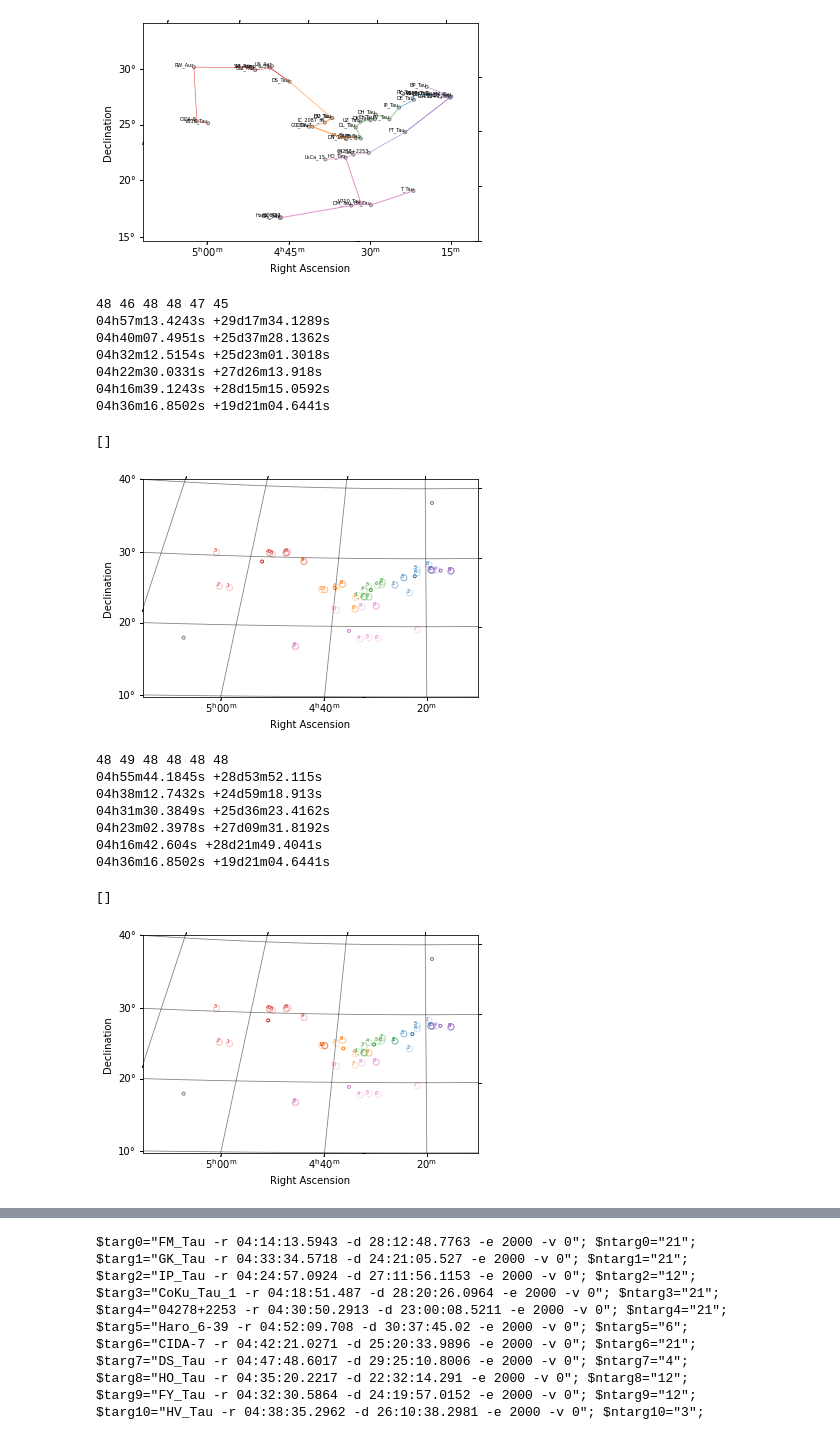
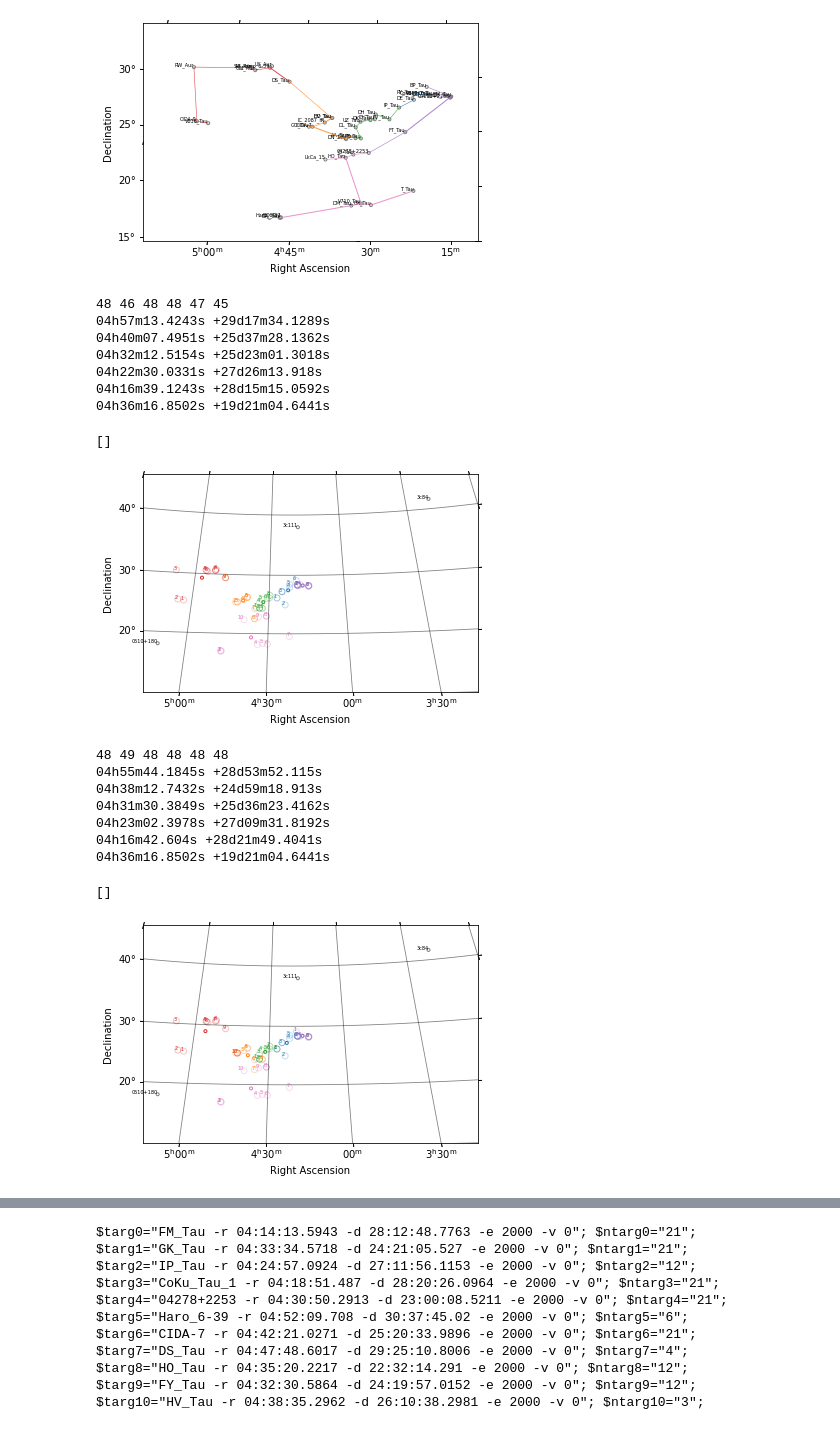
Before and after one commit to cfp106022130/Taurus_Auriga, a Jupyter notebook: Coordinate.ipynb, the cells around one changed output, grey strips where cells are left out. Drawn from its saved outputs; the diff is of its cells as text; code cells hidden in the pictures.

```diff
--- a/Coordinate.ipynb
+++ b/Coordinate.ipynb
@@ -718,8 +718,8 @@ for i in range(6):
 fig = plt.figure()
 ax = fig.add_subplot(1, 1, 1, projection=wcs)
 
-cl = SkyCoord('04h10m00s', '10d00m00s', frame='icrs')
-cr = SkyCoord('05h30m00s', '40d00m00s', frame='icrs')
+cl = SkyCoord('03h18m00s', '10d00m00s', frame='icrs')
+cr = SkyCoord('05h30m00s', '45d00m00s', frame='icrs')
 clx = float(wcs.all_world2pix(cl.ra.deg, cl.dec.deg, 0)[0])
 cly = float(wcs.all_world2pix(cl.ra.deg, cl.dec.deg, 0)[1])
 crx = float(wcs.all_world2pix(cr.ra.deg, cr.dec.deg, 0)[0])
@@ -739,37 +739,42 @@ for i in range(6):
         ax.scatter(x[p[i][j]], y[p[i][j]], marker = 'o', edgecolor = c[i], facecolor='none', alpha=round(math.sqrt(float(s[i][j])/48), 2))
         ax.annotate(j+1, xy = (x[p[i][j]], y[p[i][j]]), xytext = (0, 0), textcoords = 'offset points', ha='right', va='bottom', size = 5, color = c[i])
         a = a + RA[p[i][j]]
         b = b + Dec[p[i][j]]
     coor = SkyCoord(a/len(p[i]), b/len(p[i]), frame='icrs', unit='deg')
     print(coor.to_string('hmsdms'))
 #    al = wcs.all_world2pix(a/len(p[i]), b/len(p[i]), 0)[0]
 #    bl = wcs.all_world2pix(a/len(p[i]), b/len(p[i]), 0)[1]
     ax.scatter(a/len(p[i]), b/len(p[i]), transform=ax.get_transform('icrs'),  marker = '.', edgecolor = c[i], facecolor='none')
 #    ax.annotate(i+1, xy = (a/len(p[i]), b/len(p[i])), xytext = (0, 0), textcoords = 'offset points', ha='right', va='bottom',
 #                size = 5, color = c[i])
 
-cal1 = SkyCoord('05h10m02.369s', '18d00m41.58s', frame='icrs')
+cal0 = SkyCoord('05h10m02.369s', '18d00m41.58s', frame='icrs')
+ax.scatter(cal0.ra.deg, cal0.dec.deg, transform=ax.get_transform('icrs'),  marker = '.', edgecolor = 'gray', facecolor='none')
+ax.annotate('0510+180', xy = (wcs.all_world2pix(cal0.ra.deg, cal0.dec.deg, 0)[0], wcs.all_world2pix(cal0.ra.deg, cal0.dec.deg, 0)[1]), xytext = (0, 0), textcoords = 'offset points', ha='right', va='bottom', size = 5)
+cal1 = SkyCoord('04h18m21.277s', '38d01m35.80s', frame='icrs')
 ax.scatter(cal1.ra.deg, cal1.dec.deg, transform=ax.get_transform('icrs'),  marker = '.', edgecolor = 'gray', facecolor='none')
-cal2 = SkyCoord('04h18m21.277s', '38d01m35.80s', frame='icrs')
-ax.scatter(cal2.ra.deg, cal2.dec.deg, transform=ax.get_transform('icrs'),  marker = '.', edgecolor = 'gray', facecolor='none')
+ax.annotate('3c111', xy = (wcs.all_world2pix(cal1.ra.deg, cal1.dec.deg, 0)[0], wcs.all_world2pix(cal1.ra.deg, cal1.dec.deg, 0)[1]), xytext = (0, 0), textcoords = 'offset points', ha='right', va='bottom', size = 5)
+cal = SkyCoord('03h19m48.160s', '41d30m42.10s', frame='icrs')
+ax.scatter(cal.ra.deg, cal.dec.deg, transform=ax.get_transform('icrs'),  marker = '.', edgecolor = 'gray', facecolor='none')
+ax.annotate('3c84', xy = (wcs.all_world2pix(cal.ra.deg, cal.dec.deg, 0)[0], wcs.all_world2pix(cal.ra.deg, cal.dec.deg, 0)[1]), xytext = (0, 0), textcoords = 'offset points', ha='right', va='bottom', size = 5)
 
 
 ax.invert_xaxis()
 ax.coords.grid(True, color='black',ls='solid',alpha=0.5)
 ax.coords[0].set_axislabel('Right Ascension')
 ax.coords[1].set_axislabel('Declination')
 plt.savefig(name+'_17_400.png', dpi=1000)
 plt.plot()
 # %% [output]
 48 46 48 48 47 45
 04h57m13.4243s +29d17m34.1289s
 04h40m07.4951s +25d37m28.1362s
 04h32m12.5154s +25d23m01.3018s
 04h22m30.0331s +27d26m13.918s
 04h16m39.1243s +28d15m15.0592s
 04h36m16.8502s +19d21m04.6441s
 []
-[figure, old version]
+[figure, new version]
 # %%
 a1 = ['V836_Tau', 'CIDA-9', 'RW_Aur', 'SU_Aur', 'AB_Aur', 'GM_Aur', 'Haro_6-39', 'UY_Aur', 'DS_Tau', 'CIDA-7']
 s1 = [3, 4, 3, 4, 3, 3, 6, 4, 4, 14]
@@ -800,8 +805,8 @@ for i in range(6):
 fig = plt.figure()
 ax = fig.add_subplot(1, 1, 1, projection=wcs)
 
-cl = SkyCoord('04h10m00s', '10d00m00s', frame='icrs')
-cr = SkyCoord('05h30m00s', '40d00m00s', frame='icrs')
+cl = SkyCoord('03h18m00s', '10d00m00s', frame='icrs')
+cr = SkyCoord('05h30m00s', '45d00m00s', frame='icrs')
 clx = float(wcs.all_world2pix(cl.ra.deg, cl.dec.deg, 0)[0])
 cly = float(wcs.all_world2pix(cl.ra.deg, cl.dec.deg, 0)[1])
 crx = float(wcs.all_world2pix(cr.ra.deg, cr.dec.deg, 0)[0])
@@ -830,10 +835,16 @@ for i in range(6):
     ax.scatter(a/len(p[i]), b/len(p[i]), transform=ax.get_transform('icrs'),  marker = '.', edgecolor = c[i], facecolor='none')
 #    ax.annotate(i+1, xy = (a/len(p[i]), b/len(p[i])), xytext = (0, 0), textcoords = 'offset points', ha='right', va='bottom',
 #                size = 5, color = c[i])
-cal1 = SkyCoord('05h10m02.369s', '18d00m41.58s', frame='icrs')
+cal0 = SkyCoord('05h10m02.369s', '18d00m41.58s', frame='icrs')
+ax.scatter(cal0.ra.deg, cal0.dec.deg, transform=ax.get_transform('icrs'),  marker = '.', edgecolor = 'gray', facecolor='none')
+ax.annotate('0510+180', xy = (wcs.all_world2pix(cal0.ra.deg, cal0.dec.deg, 0)[0], wcs.all_world2pix(cal0.ra.deg, cal0.dec.deg, 0)[1]), xytext = (0, 0), textcoords = 'offset points', ha='right', va='bottom', size = 5)
+cal1 = SkyCoord('04h18m21.277s', '38d01m35.80s', frame='icrs')
 ax.scatter(cal1.ra.deg, cal1.dec.deg, transform=ax.get_transform('icrs'),  marker = '.', edgecolor = 'gray', facecolor='none')
-cal2 = SkyCoord('04h18m21.277s', '38d01m35.80s', frame='icrs')
-ax.scatter(cal2.ra.deg, cal2.dec.deg, transform=ax.get_transform('icrs'),  marker = '.', edgecolor = 'gray', facecolor='none')
+ax.annotate('3c111', xy = (wcs.all_world2pix(cal1.ra.deg, cal1.dec.deg, 0)[0], wcs.all_world2pix(cal1.ra.deg, cal1.dec.deg, 0)[1]), xytext = (0, 0), textcoords = 'offset points', ha='right', va='bottom', size = 5)
+cal = SkyCoord('03h19m48.160s', '41d30m42.10s', frame='icrs')
+ax.scatter(cal.ra.deg, cal.dec.deg, transform=ax.get_transform('icrs'),  marker = '.', edgecolor = 'gray', facecolor='none')
+ax.annotate('3c84', xy = (wcs.all_world2pix(cal.ra.deg, cal.dec.deg, 0)[0], wcs.all_world2pix(cal.ra.deg, cal.dec.deg, 0)[1]), xytext = (0, 0), textcoords = 'offset points', ha='right', va='bottom', size = 5)
+
 
 ax.invert_xaxis()
 ax.coords.grid(True, color='black',ls='solid',alpha=0.5)
@@ -850,7 +861,7 @@ plt.plot()
 04h16m42.604s +28d21m49.4041s
 04h36m16.8502s +19d21m04.6441s
 []
-[figure, old version]
+[figure, new version]
 # %%
 name = 'targetname_1.txt'
 file = '../ASIAA/SMA_Taurus_Auriga_Project/'+name
```
Also changed, not shown: parts of 2 cells of this notebook.
